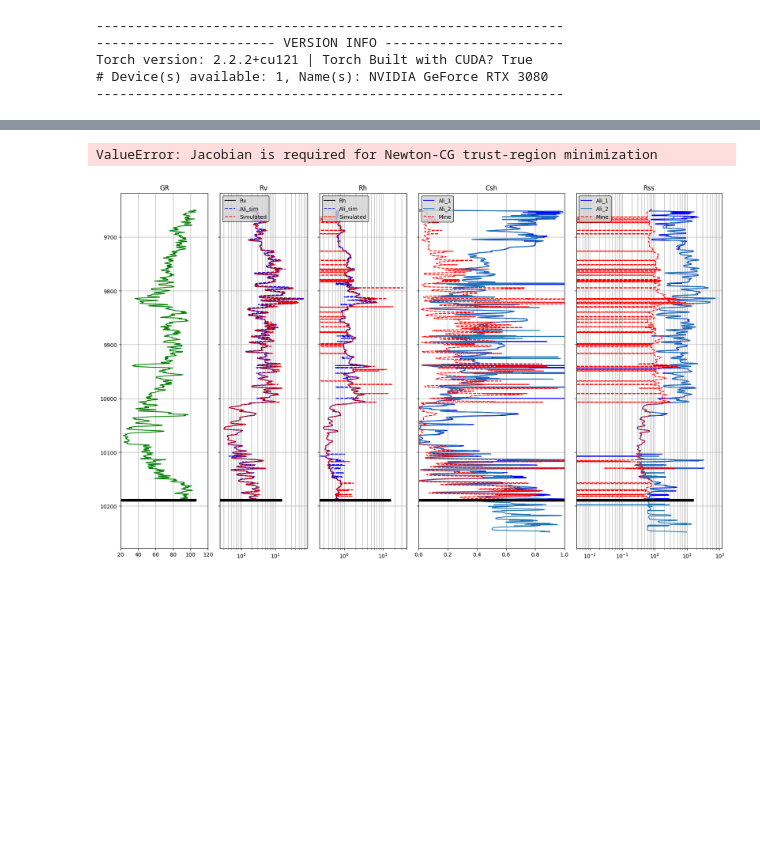
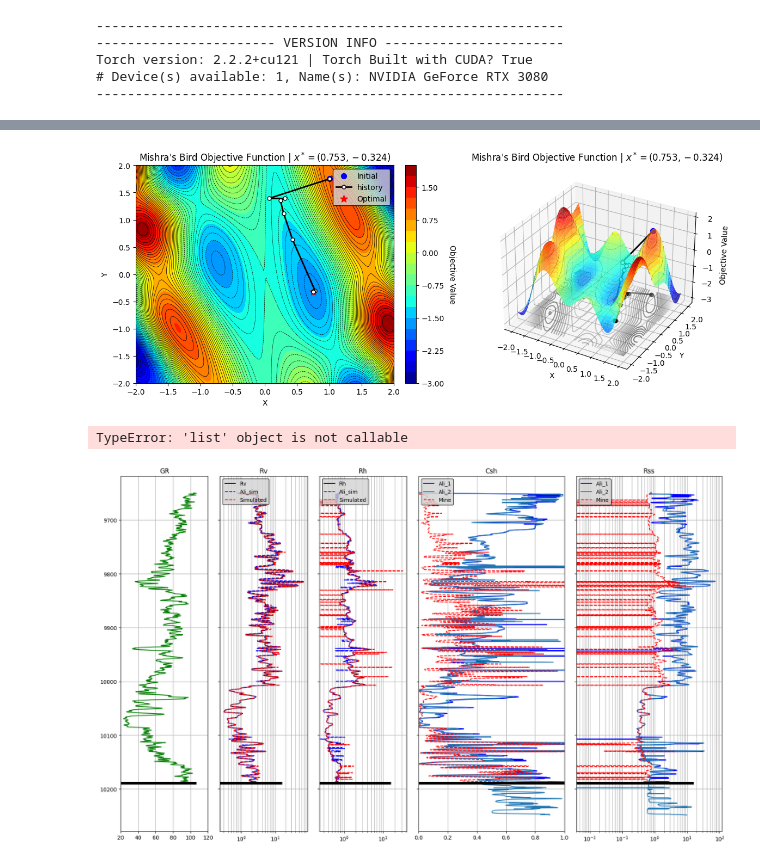
Before and after one commit to misaelmmorales/Anisotropic-Resistivity-Inversion, a Jupyter notebook: main_nb.ipynb, the cells around one changed output, grey strips where cells are left out. Saved outputs shown, nothing was run; the diff lists cells and outputs as text; code cells hidden in the pictures; blank space fills up the shorter version.

Commit message:
optim

```diff
--- a/main_nb.ipynb
+++ b/main_nb.ipynb
@@ -376,3 +356,66 @@ print(m.shape)
+# %%
+def objective(variables, *args):
+    x, y = variables
+    a, b = args[0], args[1]
+    return -(np.cos((x-a)*y))**2 - x*np.sin(b*x+y)
+
+def jacobian(variables, *args):
+    return Jacobian(lambda x: objective(x, *args))(variables).ravel()
+
+def hessian(variables, *args):
+    return Hessian(lambda x: objective(x, *args))(variables)
+
+def constraint(variables, *args):
+    x, y = variables
+    return x + y - 1
+
+xhist = []
+def callback(x, *args):
+    xhist.append(x)
+
+x0 = np.array([1,1.75])
+const = (0.1, 3)
+res = optimize.minimize(objective,
+                        x0       = x0,
+                        args     = const,
+                        method   = 'trust-krylov',
+                        jac      = jacobian,
+                        hess     = hessian,
+                        tol      = 1e-10,
+                        callback = callback,
+                        options  = {'maxiter':100})
+xall = np.array([x0] + xhist)
+
+xx, yy = np.meshgrid(np.linspace(-2, 2, 100), np.linspace(-2, 2, 100))
+zz = objective([xx, yy], *const)
+
+fig = plt.figure(figsize=(12,5))
+
+ax1 = fig.add_subplot(121)
+im = ax1.contourf(xx, yy, zz, levels=20, cmap='jet')
+ax1.contour(xx, yy, zz, levels=50, colors='k', linewidths=0.5)
+ax1.scatter(x0[0], x0[1], c='b', marker='o', s=50, label='Initial')
+ax1.plot(xall[:,0], xall[:,1], lw=2, ls='-', color='k', marker='.', markerfacecolor='w', markersize=10, label='history')
+ax1.scatter(res.x[0], res.x[1], c='r', marker='*', s=100, label='Optimal')
+ax1.legend(facecolor='lightgrey', edgecolor='k')
+ax1.set(xlabel='X', ylabel='Y', title="Mishra's Bird Objective Function | $x^*=({:.3f},{:.3f})$".format(res.x[0], res.x[1]))
+cb=plt.colorbar(im, pad=0.04, fraction=0.046); cb.set_label('Objective Value', rotation=270, labelpad=15)
+
+ax2 = fig.add_subplot(122, projection='3d')
+ax2.plot_surface(xx, yy, zz, cmap='jet', alpha=0.8)
+ax2.contour(xx, yy, zz, levels=10, colors='k', linewidths=0.5)
+ax2.scatter(x0[0], x0[1], objective(x0, *const), c='b', marker='o', s=50, label='Initial')
+ax2.plot(xall[:,0], xall[:,1], objective(xall.T, *const), lw=2, ls='-', color='k', marker='.', markerfacecolor='w', markersize=10, label='history')
+ax2.scatter(res.x[0], res.x[1], objective(res.x, *const), c='r', marker='*', s=100, label='Optimal')
+ax2.set(xlabel='X', ylabel='Y', zlabel='Objective Value',
+        title="Mishra's Bird Objective Function | $x^*=({:.3f},{:.3f})$".format(res.x[0], res.x[1]))
+ax2.contour(xx, yy, zz, levels=20, zdir='z', offset=zz.min(), cmap='binary', alpha=0.5)
+ax2.plot(xall[:,0], xall[:,1], zz.min(), 'k.-', lw=2, markersize=10, alpha=0.5)
+
+plt.tight_layout()
+plt.show()
+# %% [output]
+[figure, added]
 # %%
 res_aniso = data[['Rv', 'Rh', 'Csh_lin', 'Csh_q', 'Rvsh_win', 'Rhsh_win']].join(ali_sol.iloc[:,:2])
 
@@ -393,13 +436,10 @@ def objective(variables, *args):
     return linalg.norm(eqs,2) + Linv*linalg.norm(variables,2)
 
 def jacobian(variables, *args):
-    Csh, Rs = variables
-    Rv,  Rh = args[0], args[1]
-    Rvsh, Rhsh = args[2], args[3]
-    dRvdCsh = Rvsh - Rs
-    dRvdRs  = 1
-    dRhdCsh = (Rhsh - Rhsh)/(Rh**2)
-    dRhdRs  = (Csh - Rs)/(Rs**2)
+    return Jacobian(lambda x: fun(x, *args))(variables).ravel()
+
+def hessian(variables, *args):
+    return Hessian(lambda x: fun(x, *args))(variables)
 
 def constraint(variables):
     Csh, Rss = variables
@@ -414,6 +454,8 @@ for _, row in res_aniso.iterrows():
                                  x0          = [Csh_quad, Rv_value],
                                  args        = (Rv_value, Rh_value, Rvsh_win, Rhsh_win),
                                  method      = 'trust-ncg',
+                                 jac         = jacobian,
+                                 hess        = hessian,
                                  #bounds      = [(0.0001,0.9999),(2e-2, 2e3)], #(R_min, R_max)
                                  tol         = 1e-6,
                                  options     = {'maxiter':1e3})
@@ -431,7 +473,7 @@ sol['Rv_sim'] = sol['Csh_pred']*data['Rvsh_win'] + (1-sol['Csh_pred'])*sol['Rss_
 sol['Rh_sim'] = 1/(sol['Csh_pred']/data['Rhsh_win'] + (1-sol['Csh_pred'])/sol['Rss_pred'])
 sol.head()
 # %% [output]
-ValueError: Jacobian is required for Newton-CG trust-region minimization
+TypeError: 'list' object is not callable
 # %%
 fig, axs = plt.subplots(1,5, figsize=(16.5,10), sharey=True, width_ratios=[0.6,0.6,0.6,1,1])
 ax1, ax2, ax3, ax4, ax5 = axs
```
Also changed, not shown: parts of 3 cells of this notebook, 1 other file.
